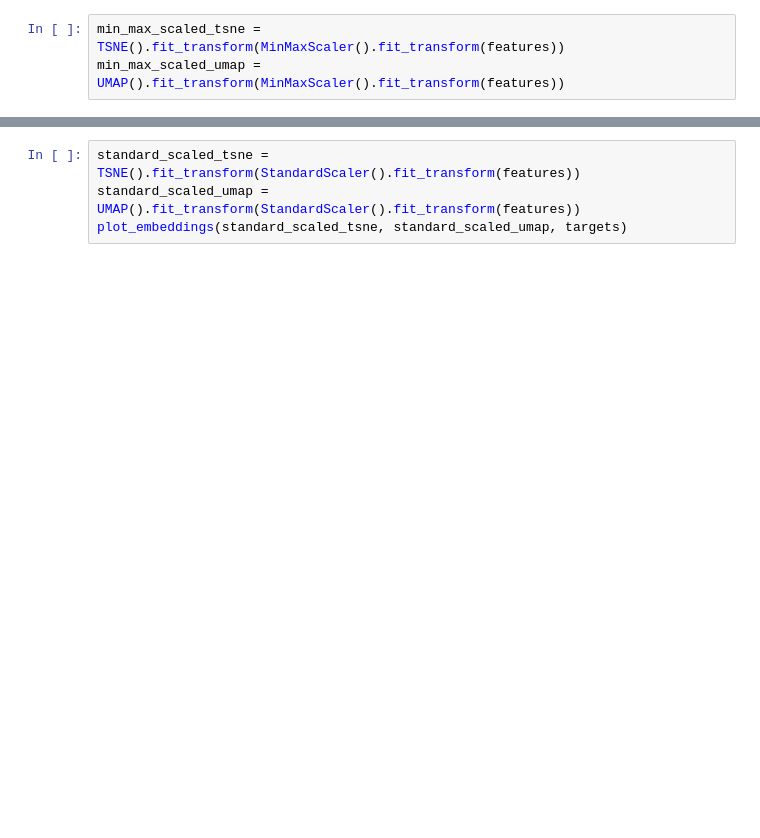
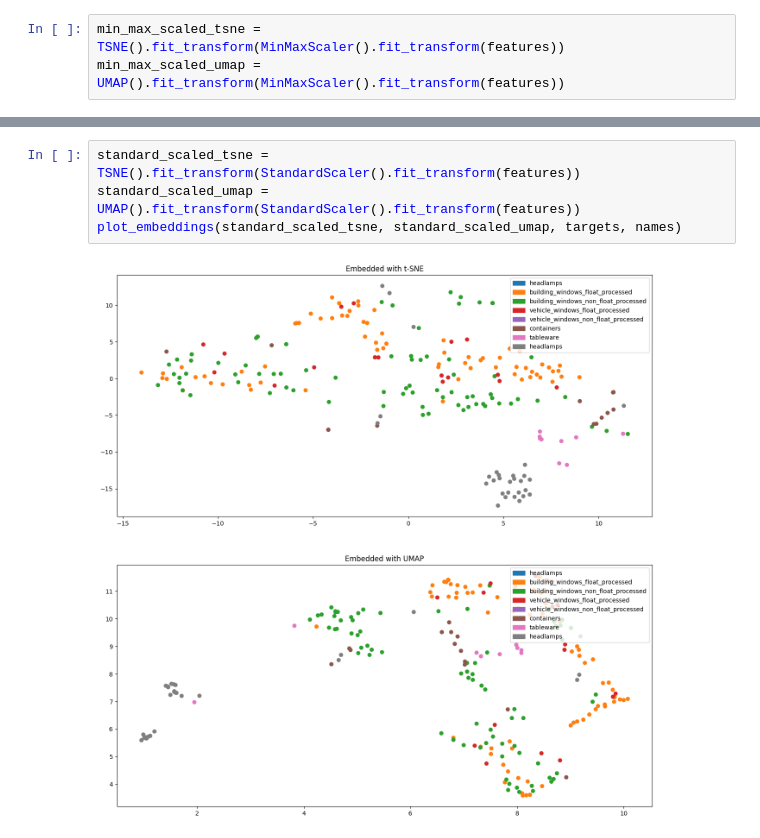
Before and after one commit to Metaraddin/m1_isit, a Jupyter notebook: PR_3-4/notebook.ipynb, the cells around one changed output, grey strips where cells are left out. Cells and saved outputs as stored; diff of their text form; blank space fills up the shorter version.

```diff
--- a/PR_3-4/notebook.ipynb
+++ b/PR_3-4/notebook.ipynb
@@ -79,7 +83,9 @@ plot_embeddings(min_max_scaled_tsne, min_max_scaled_umap, targets)
 # %%
 standard_scaled_tsne = TSNE().fit_transform(StandardScaler().fit_transform(features))
 standard_scaled_umap = UMAP().fit_transform(StandardScaler().fit_transform(features))
-plot_embeddings(standard_scaled_tsne, standard_scaled_umap, targets)
+plot_embeddings(standard_scaled_tsne, standard_scaled_umap, targets, names)
+# %% [output]
+[figure, added]
 # %%
 robust_scaled_tsne = TSNE().fit_transform(RobustScaler().fit_transform(features))
 robust_scaled_umap = UMAP().fit_transform(RobustScaler().fit_transform(features))
```
Also changed, not shown: parts of 4 cells of this notebook, 4 other files.
